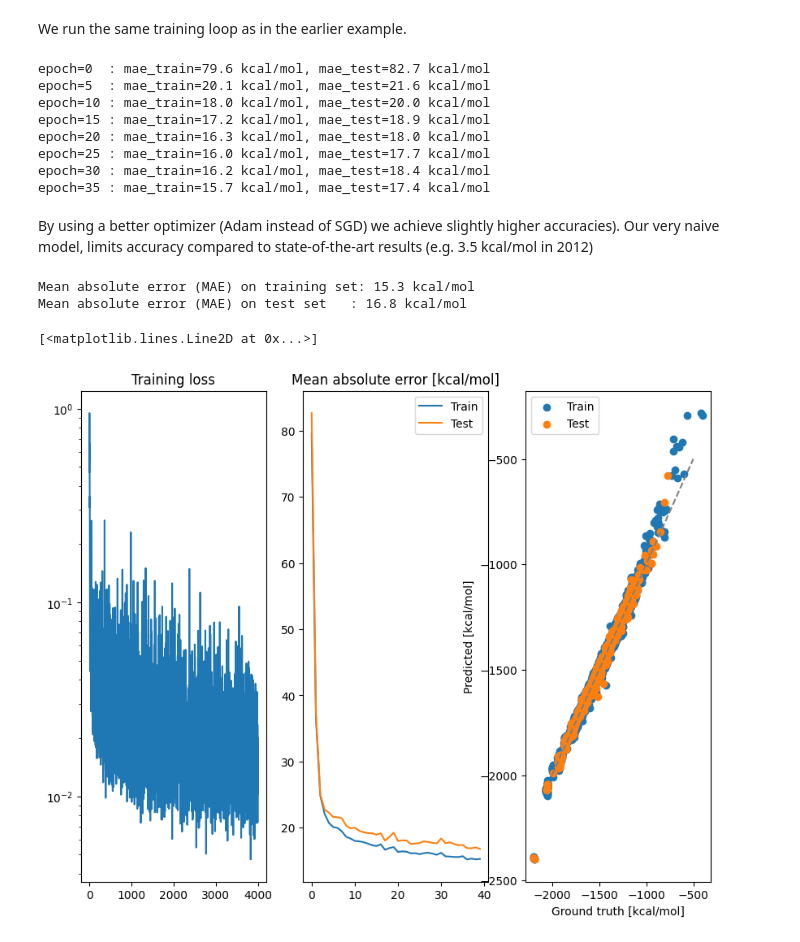
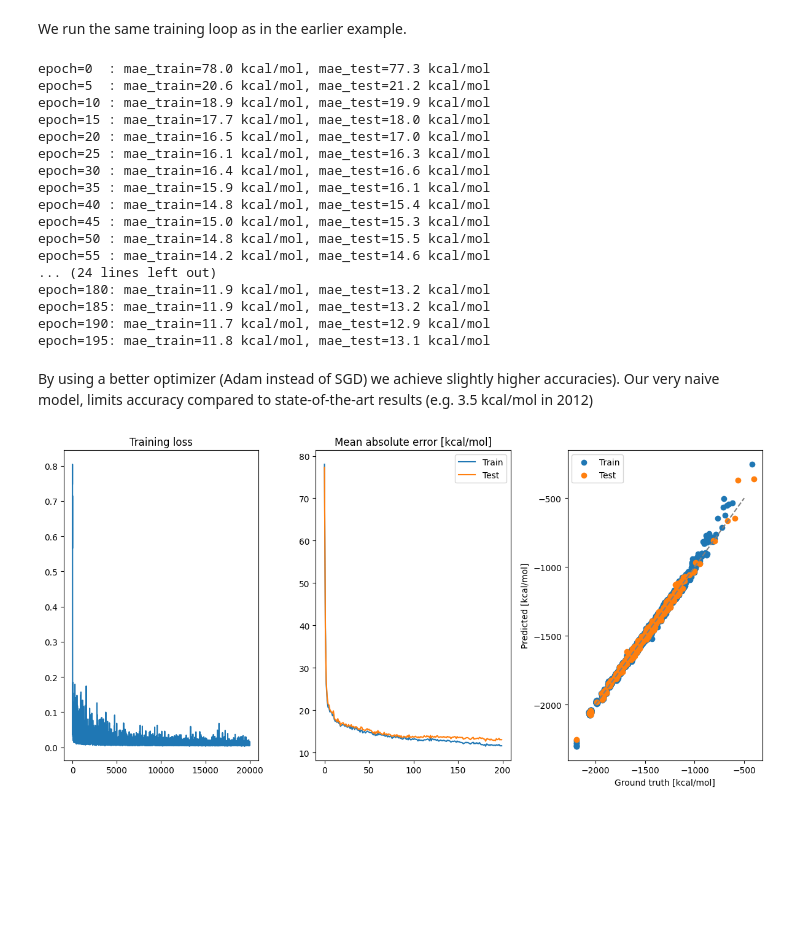
Before and after one commit to MScherbela/jax_tutorial, a Jupyter notebook: 03_neural_net_using_libraries.ipynb, the cells around one changed output. Drawn from its saved outputs; the diff is of its cells as text; code cells hidden in the pictures; blank space fills up the shorter version.

```diff
--- a/03_neural_net_using_libraries.ipynb
+++ b/03_neural_net_using_libraries.ipynb
@@ -19,7 +19,7 @@ y_offset, y_scale = np.mean(y_train), np.std(y_train)
 print(f"{X_train.shape=}; {X_test.shape=}")
 print(f"{y_train.shape=}; {y_test.shape=}")
 
-n_epochs = 40
+n_epochs = 200
 n_batches = 100
 learning_rate = 1e-3
 n_hidden_neurons = [50, 50, 20]
@@ -115,38 +115,43 @@ for ind_epoch in range(n_epochs):
     if (ind_epoch % 5) == 0:
         print(f"epoch={ind_epoch:<3d}: mae_train={mae_train[ind_epoch]:.1f} kcal/mol, mae_test={mae_test[ind_epoch]:.1f} kcal/mol")
 # %% [output]
-epoch=0  : mae_train=79.6 kcal/mol, mae_test=82.7 kcal/mol
-epoch=5  : mae_train=20.1 kcal/mol, mae_test=21.6 kcal/mol
-epoch=10 : mae_train=18.0 kcal/mol, mae_test=20.0 kcal/mol
-epoch=15 : mae_train=17.2 kcal/mol, mae_test=18.9 kcal/mol
-epoch=20 : mae_train=16.3 kcal/mol, mae_test=18.0 kcal/mol
-epoch=25 : mae_train=16.0 kcal/mol, mae_test=17.7 kcal/mol
-epoch=30 : mae_train=16.2 kcal/mol, mae_test=18.4 kcal/mol
-epoch=35 : mae_train=15.7 kcal/mol, mae_test=17.4 kcal/mol
+epoch=0  : mae_train=78.0 kcal/mol, mae_test=77.3 kcal/mol
+epoch=5  : mae_train=20.6 kcal/mol, mae_test=21.2 kcal/mol
+epoch=10 : mae_train=18.9 kcal/mol, mae_test=19.9 kcal/mol
+epoch=15 : mae_train=17.7 kcal/mol, mae_test=18.0 kcal/mol
+epoch=20 : mae_train=16.5 kcal/mol, mae_test=17.0 kcal/mol
+epoch=25 : mae_train=16.1 kcal/mol, mae_test=16.3 kcal/mol
+epoch=30 : mae_train=16.4 kcal/mol, mae_test=16.6 kcal/mol
+epoch=35 : mae_train=15.9 kcal/mol, mae_test=16.1 kcal/mol
+epoch=40 : mae_train=14.8 kcal/mol, mae_test=15.4 kcal/mol
+epoch=45 : mae_train=15.0 kcal/mol, mae_test=15.3 kcal/mol
+epoch=50 : mae_train=14.8 kcal/mol, mae_test=15.5 kcal/mol
+epoch=55 : mae_train=14.2 kcal/mol, mae_test=14.6 kcal/mol
+... (24 lines left out)
+epoch=180: mae_train=11.9 kcal/mol, mae_test=13.2 kcal/mol
+epoch=185: mae_train=11.9 kcal/mol, mae_test=13.2 kcal/mol
+epoch=190: mae_train=11.7 kcal/mol, mae_test=12.9 kcal/mol
+epoch=195: mae_train=11.8 kcal/mol, mae_test=13.1 kcal/mol
 # %% [markdown]
 By using a better optimizer (Adam instead of SGD) we achieve slightly higher accuracies).
 Our very naive model, limits accuracy compared to state-of-the-art results (e.g. 3.5 kcal/mol in 2012)
 # %%
-print(f"Mean absolute error (MAE) on training set: {mae_train[-1]:.1f} kcal/mol")
-print(f"Mean absolute error (MAE) on test set   : {mae_test[-1]:.1f} kcal/mol")
 plt.close("all")
-fig, axes = plt.subplots(1,3, dpi=100, figsize=(10,8))
-axes[0].semilogy(loss)
+fig, axes = plt.subplots(1,3, dpi=100, figsize=(12,6))
+axes[0].plot(loss)
 axes[0].set_title("Training loss")
 
 axes[1].plot(mae_train, label="Train")
 axes[1].plot(mae_test, label="Test")
 axes[1].set_title("Mean absolute error [kcal/mol]")
 axes[1].legend()
 
 axes[2].scatter(y_train, y_pred_train, label="Train")
 axes[2].scatter(y_test, y_pred_test, label="Test")
 axes[2].legend()
 axes[2].set_xlabel("Ground truth [kcal/mol]")
 axes[2].set_ylabel("Predicted [kcal/mol]")
 axes[2].plot([-2000, -500], [-2000, -500], color='gray', ls='--')
+fig.tight_layout()
 # %% [output]
-Mean absolute error (MAE) on training set: 15.3 kcal/mol
-Mean absolute error (MAE) on test set   : 16.8 kcal/mol
-[<matplotlib.lines.Line2D at 0x...>]
-[figure, old version]
+[figure, new version]
```
Also changed, not shown: 1 other file.
